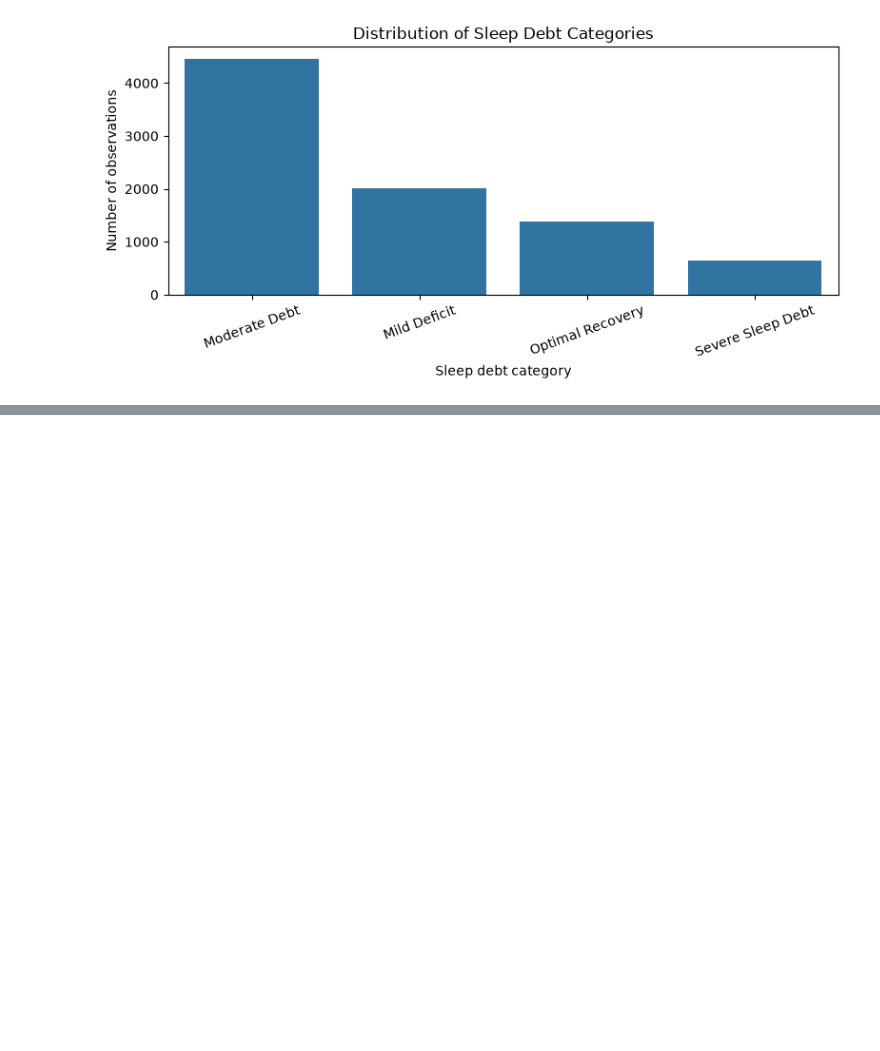
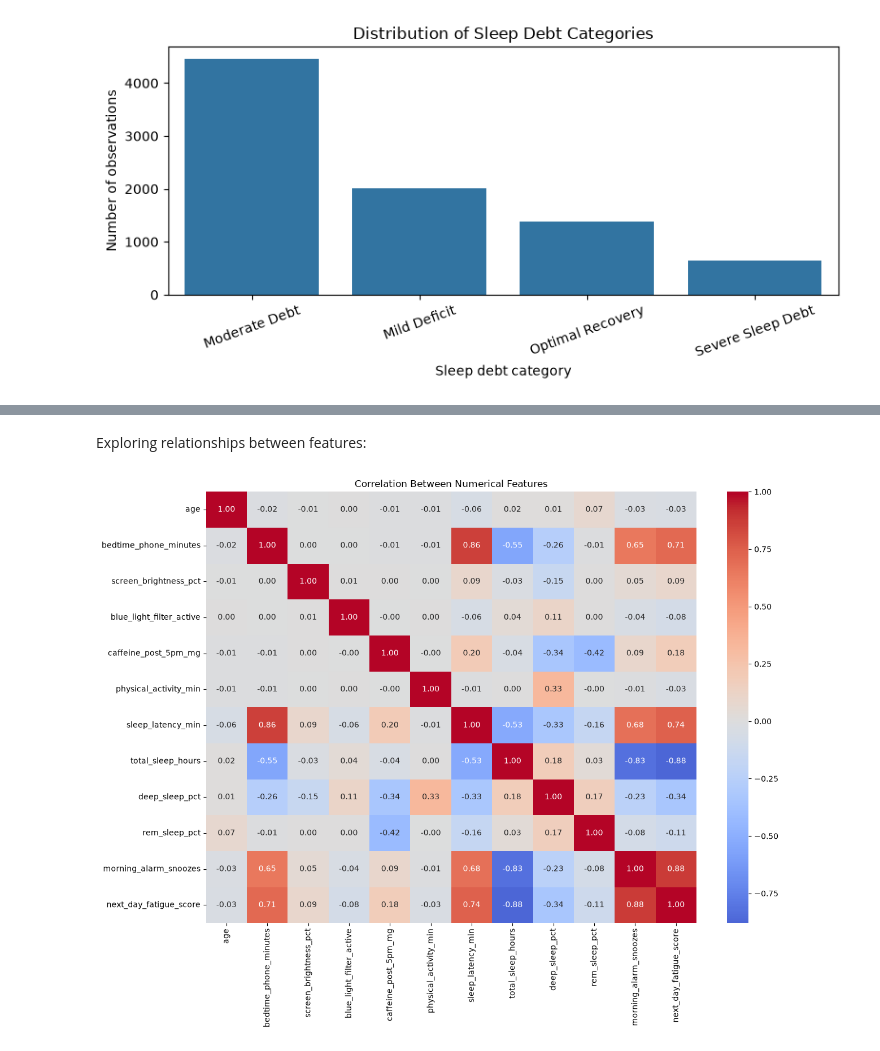
Before and after one commit to amandarinle/ML-SleepDebt-Project, a Jupyter notebook: sleep_debt_project.ipynb, the cells around one changed output, grey strips where cells are left out. Drawn from its saved outputs; the diff is of its cells as text; code cells hidden in the pictures; blank space fills up the shorter version.

```diff
--- a/sleep_debt_project.ipynb
+++ b/sleep_debt_project.ipynb
@@ -146,0 +201,21 @@ display(
+# %% [markdown]
+Exploring relationships between features:
+# %%
+# calculate correlations between numerical features
+correlation = sleep[numeric_features].corr()
+
+plt.figure(figsize=(13, 10))
+
+sns.heatmap(
+    correlation,
+    annot=True,
+    cmap="coolwarm",
+    center=0,
+    fmt=".2f"
+)
+
+plt.title("Correlation Between Numerical Features")
+plt.tight_layout()
+plt.show()
+# %% [output]
+[figure, added]
```
Also changed, not shown: parts of 35 cells of this notebook.
